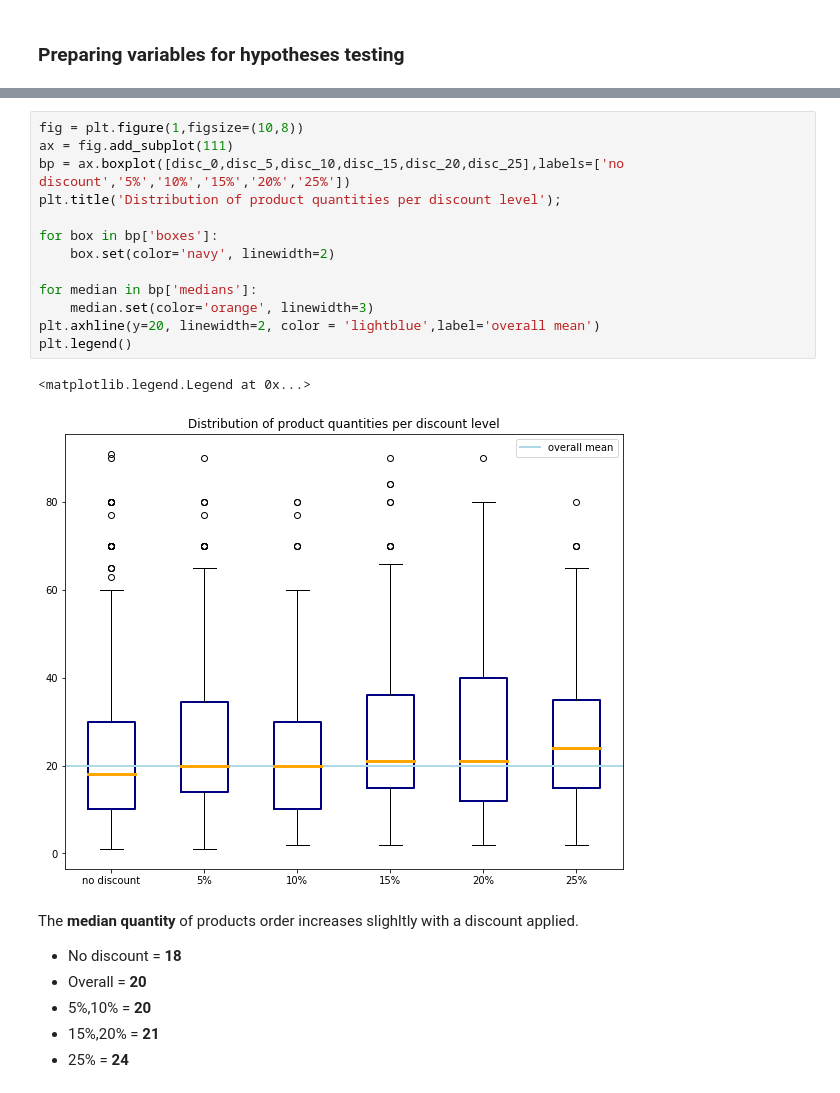
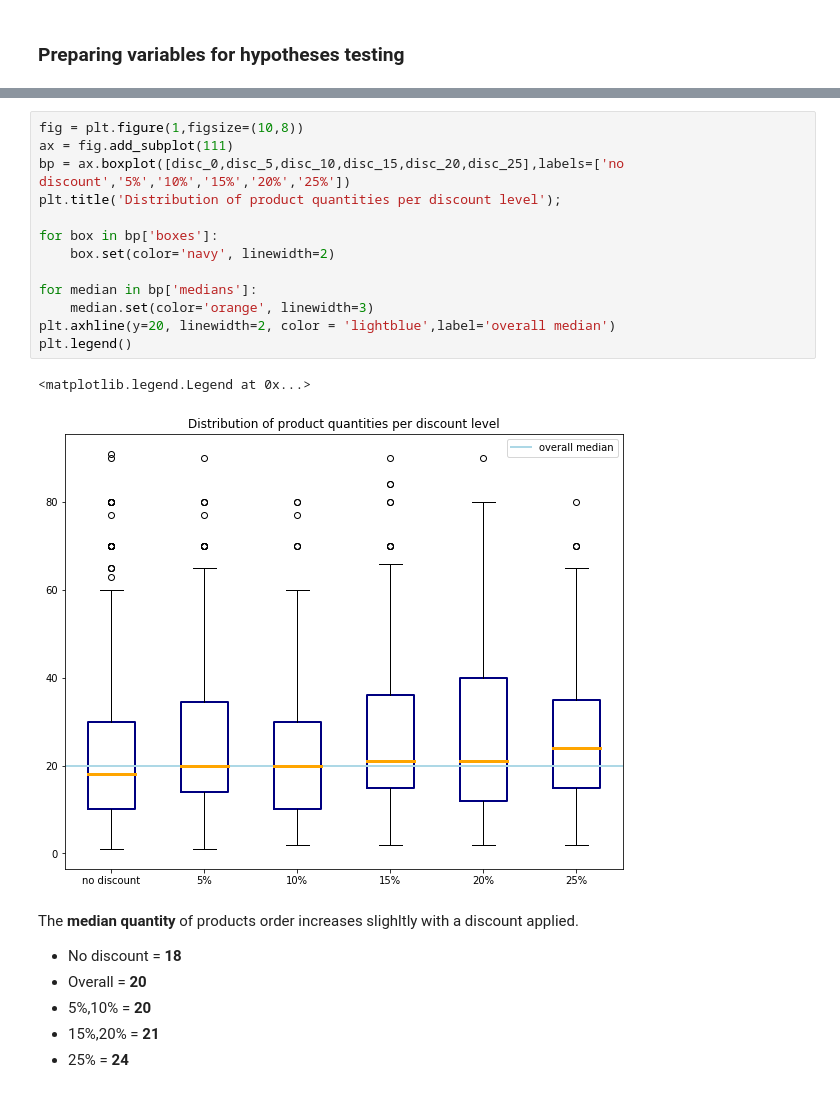
Before and after one commit to nikolholicka/Hypotesis_Testing_Northwind_Database, a Jupyter notebook: Hypotheses_Testing_Mod3_Project.ipynb, the cells around one changed output, grey strips where cells are left out. Drawn from its saved outputs; the diff is of its cells as text.

```diff
--- a/Hypotheses_Testing_Mod3_Project.ipynb
+++ b/Hypotheses_Testing_Mod3_Project.ipynb
@@ -135,19 +141,19 @@ some_discount = np.array(disc_5 + disc_10 + disc_15 + disc_20 + disc_25)
 # %%
 fig = plt.figure(1,figsize=(10,8))
 ax = fig.add_subplot(111)
 bp = ax.boxplot([disc_0,disc_5,disc_10,disc_15,disc_20,disc_25],labels=['no discount','5%','10%','15%','20%','25%'])
 plt.title('Distribution of product quantities per discount level');
 
 for box in bp['boxes']:
     box.set(color='navy', linewidth=2)
 
 for median in bp['medians']:
     median.set(color='orange', linewidth=3)
-plt.axhline(y=20, linewidth=2, color = 'lightblue',label='overall mean')
+plt.axhline(y=20, linewidth=2, color = 'lightblue',label='overall median')
 plt.legend()
 # %% [output]
 <matplotlib.legend.Legend at 0x...>
-[figure, old version]
+[figure, new version]
 # %% [markdown]
 The **median quantity** of products order increases slighltly with a discount applied.
 * No discount =  **18**
```
Also changed, not shown: parts of 21 cells of this notebook.
